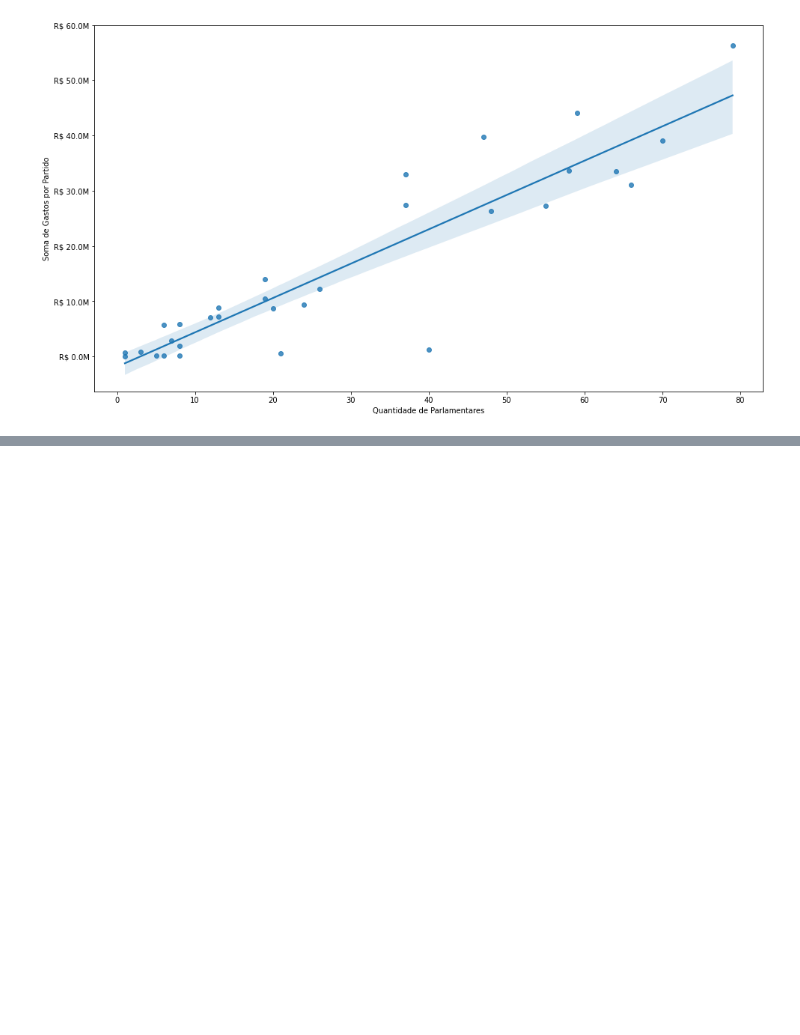
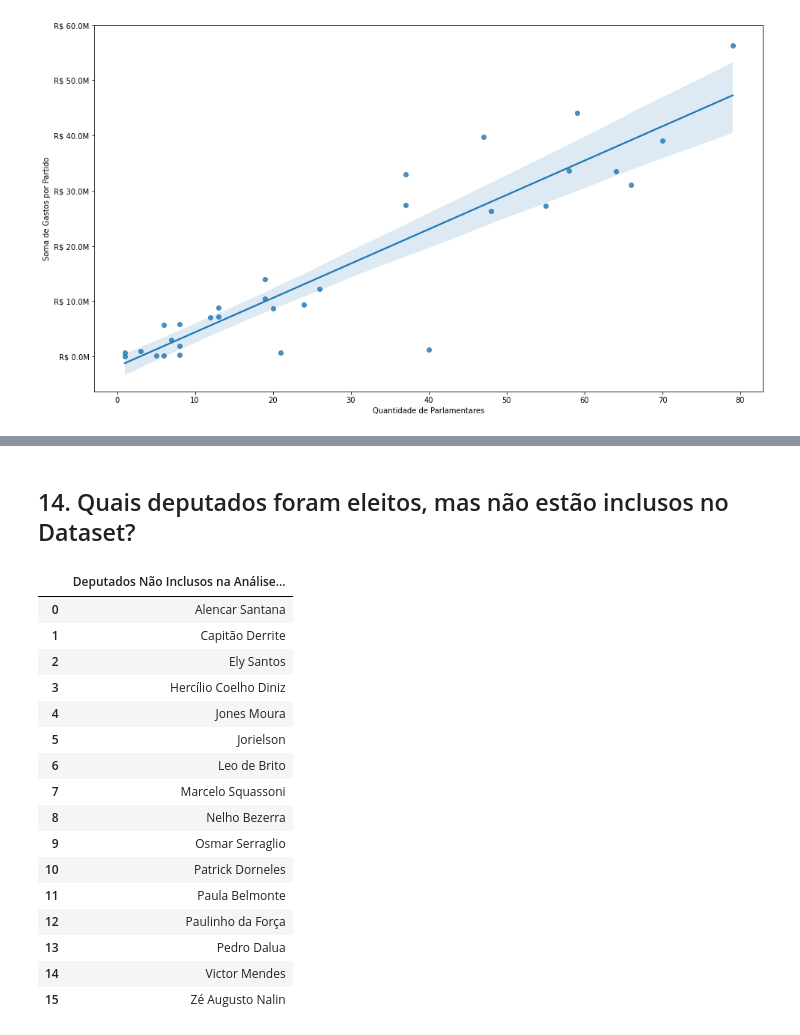
Before and after one commit to derekmartins/AnaliseCotaParlamentarDeputadosFederais, a Jupyter notebook: Análise Final.ipynb, the cells around one changed output, grey strips where cells are left out. Cells and saved outputs as stored; diff of their text form; code cells hidden in the pictures; blank space fills up the shorter version.

```diff
--- a/Análise Final.ipynb
+++ b/Análise Final.ipynb
@@ -478,0 +567,53 @@ ax.set_yticklabels(yticks);
+# %% [markdown]
+## 14. Quais deputados foram eleitos, mas não estão inclusos no Dataset?
+# %%
+url = "https://www.camara.leg.br/cota-parlamentar/"
+request = requests.get(url)
+site = BeautifulSoup(request.content, 'html.parser')
+
+deputados = site.findAll(id='listaDeputados')[0]
+
+
+def append_map_codigo_nome_deputado(tag, lista):
+    for child in tag.children:
+        mapa = {
+            "Nome do Deputado": child.contents[0].strip(),
+            "Código do Deputado": child.attrs['id'],
+        }
+        lista.append(mapa)
+
+dados = []
+
+for deputado in deputados:
+    if isinstance(deputado, NavigableString):
+        continue
+    for content in deputado.contents:
+        if content == "\n":
+            continue
+
+        if content.name == 'label':
+            append_map_codigo_nome_deputado(content, dados)
+
+nomes_deputados = pd.DataFrame(dados)['Nome do Deputado'].to_numpy()
+
+nomes_deputados_df = dado.txNomeParlamentar.unique()
+
+pd.DataFrame(np.setdiff1d(nomes_deputados, nomes_deputados_df), columns=['Deputados Não Inclusos na Análise (2019-2023)'])
+# %% [output]
+|  | Deputados Não Inclusos na Análise... |
+| 0 | Alencar Santana |
+| 1 | Capitão Derrite |
+| 2 | Ely Santos |
+| 3 | Hercílio Coelho Diniz |
+| 4 | Jones Moura |
+| 5 | Jorielson |
+| 6 | Leo de Brito |
+| 7 | Marcelo Squassoni |
+| 8 | Nelho Bezerra |
+| 9 | Osmar Serraglio |
+| 10 | Patrick Dorneles |
+| 11 | Paula Belmonte |
+| 12 | Paulinho da Força |
+| 13 | Pedro Dalua |
+| 14 | Victor Mendes |
+| 15 | Zé Augusto Nalin |
```
Also changed, not shown: parts of 7 cells of this notebook, 2 other files.
